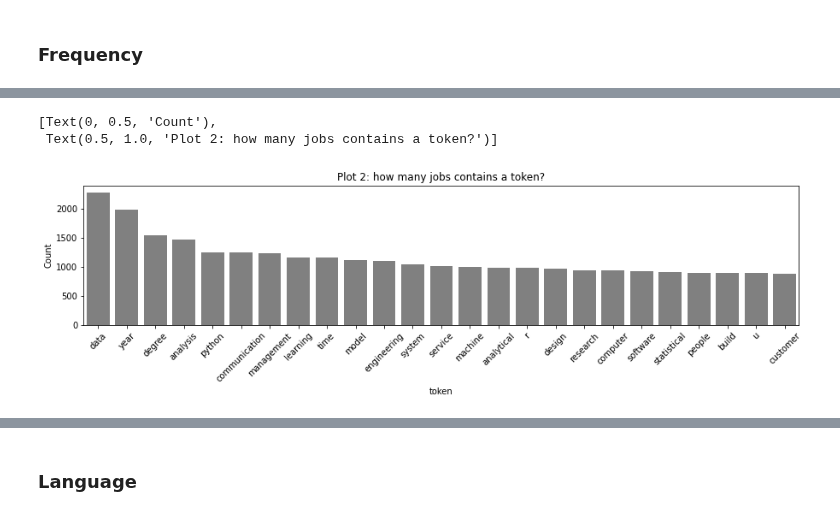
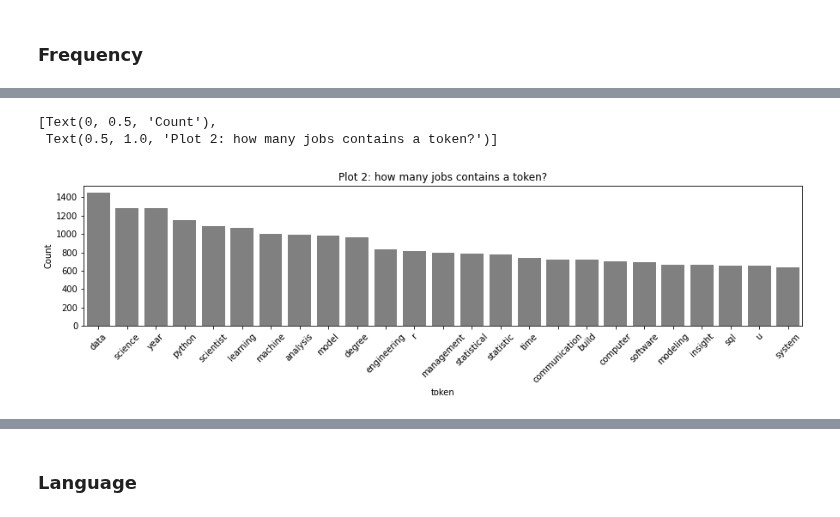
Before and after one commit to rknagao/studies, a Jupyter notebook: skills_keywords/notebook.ipynb, the cells around one changed output, grey strips where cells are left out. Cells and saved outputs as stored; diff of their text form; code cells hidden in the pictures.

```diff
--- a/skills_keywords/notebook.ipynb
+++ b/skills_keywords/notebook.ipynb
@@ -257,0 +295,3 @@ df_eda.head()
+# %%
+df_eda = df_eda.loc[df_eda['data_science'] == 1].reset_index(drop=True)
+df_eda.shape
@@ -310,29 +347,11 @@ fig.set(ylabel='Count', title='Plot 1: how many times a token appears?')
 def jobs_with_token(df, term):
     qt=0
     for i in df['tokens']:
-        for j in i:
-            # if term is a substring of current token, then True.
-            if j.find(term) != -1:
-                qt += 1
-
-                # if condition is True, then go to next job description.
-                break
+        if term in i:
+            qt += 1
 
     freq = round(qt/df.shape[0], 2)
     return qt, freq
-# %%
-# Checking in how many jobs a specific term is present.
-def jobs_with_token(df, term):
-    qt=0
-    for i in df['tokens']:
-        if term in i:
-            qt += 1
-
-            # if condition is True, then go to next job description.
-
-
-    freq = round(qt/df.shape[0], 2)
-    return qt, freq
 # %%
 # Calculate how many jobs each token in mentioned.
 df_freq['qtd_jobs'] = 0
@@ -340,3 +359,5 @@ df_freq['qtd_jobs'] = 0
 for index, rows in tqdm(df_freq.iterrows(), total=df_freq.shape[0]):
     qtd_jobs, _ = jobs_with_token(df_eda, rows['token'])
     df_freq.at[index, 'qtd_jobs'] = qtd_jobs
+
+df_freq = df_freq.sort_values('qtd_jobs', ascending=False)
@@ -364,13 +384,13 @@ df_freq.sort_values('qtd_jobs', ascending=False).head(20)
 # %%
 # Plot
 plt.figure(figsize=(15, 3))
-fig = sns.barplot(data=df_freq.sort_values('qtd_jobs', ascending=False).head(25), x='token', y='qtd_jobs', color='gray')
+fig = sns.barplot(data=df_freq.head(25), x='token', y='qtd_jobs', color='gray')
 fig.tick_params(axis='x', rotation=45)
 fig.set(ylabel='Count', title='Plot 2: how many jobs contains a token?')
 # %% [output]
 [Text(0, 0.5, 'Count'),
  Text(0.5, 1.0, 'Plot 2: how many jobs contains a token?')]
-[figure, old version]
+[figure, new version]
 # %%
 # General terms (expecting high frequency).
 list_terms = ['python', 'bachelor', 'sql', 'analysis']
```
Also changed, not shown: parts of 34 cells of this notebook.
